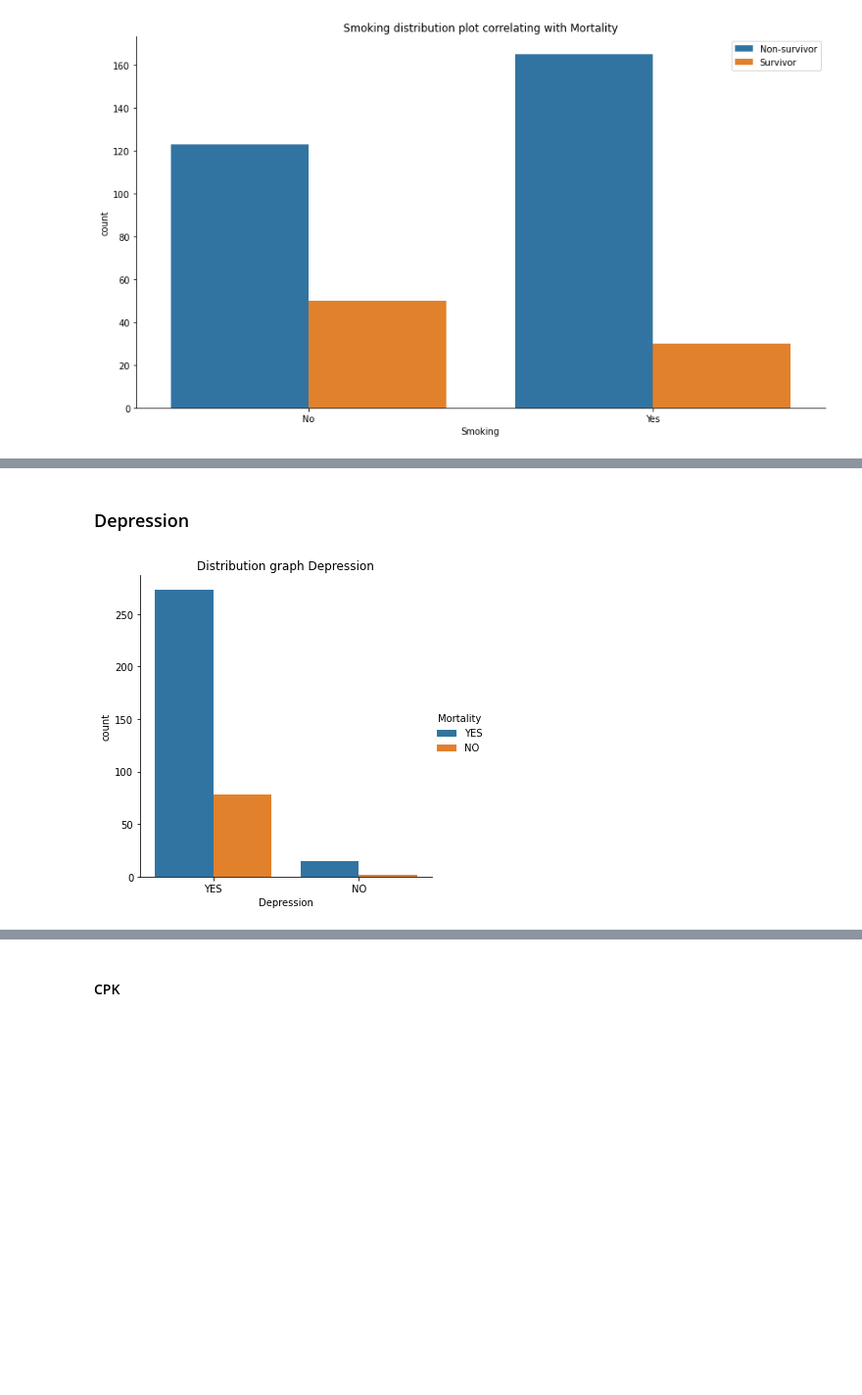
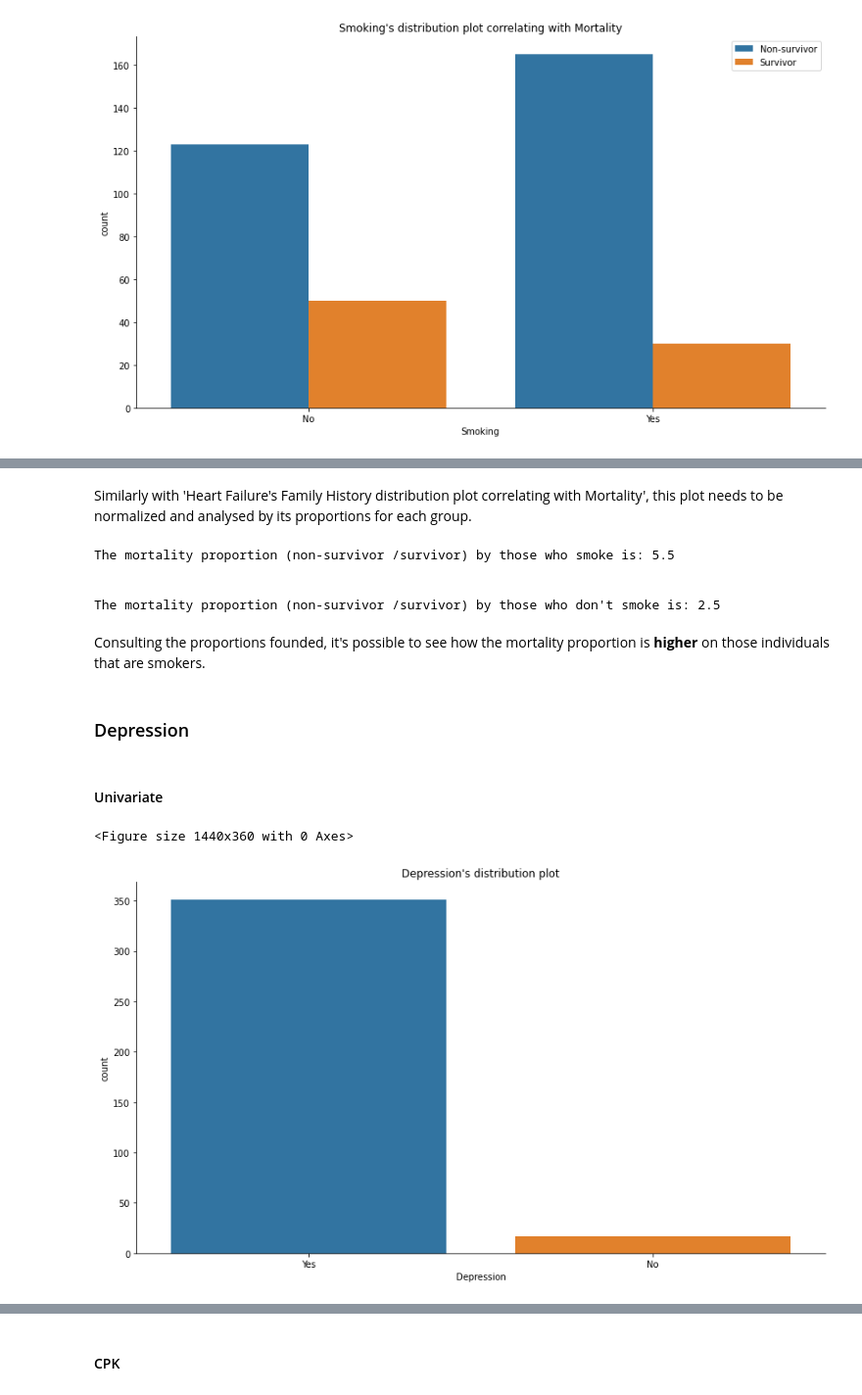
Before and after one commit to RenanGroot/EDA-Heart-Failure, a Jupyter notebook: Heart-Failure-EDA.ipynb, the cells around one changed output, grey strips where cells are left out. Shown at 98% size. Cells and saved outputs as stored; diff of their text form; code cells hidden in the pictures; blank space fills up the shorter version.

Commit message:
Updated JupyterNotebook

```diff
--- a/Heart-Failure-EDA.ipynb
+++ b/Heart-Failure-EDA.ipynb
@@ -521,10 +489,51 @@ Consulting the proportions founded, it's possible to see how the mortality propo
+# %% [markdown]
+Similarly with 'Heart Failure's Family History distribution plot correlating with Mortality', this plot needs to be normalized and analysed by its proportions for each group.
+# %%
+# Data Frame with relative quantities for each situation (Fmaily History YES and NO)
+df_smoking = df_numeric[["Smoking", "Mortality"]]
+
+# Quantities
+#---- Smoking == YES ----
+#   Mortality == YES and Smoking == YES
+m_y_smk_y = df_smoking[(df_smoking["Mortality"] == 1) & (df_smoking["Smoking"] == 1)].shape[0]
+
+#   Mortality == NO and Smoking == YES
+m_n_smk_y = df_smoking[(df_smoking["Mortality"] == 0) & (df_smoking["Smoking"] == 1)].shape[0]
+
+#---- Smoking == NO ----
+#   Mortality == YES and Smoking == NO
+m_y_smk_n = df_smoking[(df_smoking["Mortality"] == 1) & (df_smoking["Smoking"] == 0)].shape[0]
+
+#   Mortality == NO and Smoking == NO
+m_n_smk_n = df_smoking[(df_smoking["Mortality"] == 0) & (df_smoking["Smoking"] == 0)].shape[0]
+
+
+print("The mortality proportion (non-survivor /survivor) by those who smoke is: " + str(m_y_smk_y/m_n_smk_y))
+print('\n')
+print("The mortality proportion (non-survivor /survivor) by those who don't smoke is: " + str(round(m_y_smk_n/m_n_smk_n,1)))
+# %% [output]
+The mortality proportion (non-survivor /survivor) by those who smoke is: 5.5
+
+
+The mortality proportion (non-survivor /survivor) by those who don't smoke is: 2.5
+# %% [markdown]
+Consulting the proportions founded, it's possible to see how the mortality proportion is **higher** on those individuals that are smokers.
 # %% [markdown]
 ### Depression
+# %% [markdown]
+#### Univariate
 # %%
-graph = sns.catplot(data=df_categorical, x="Depression", kind="count", hue="Mortality")
+# Configuring plot figure size
+plt.figure(figsize=(20,5))
 
-graph.set(title="Distribution graph Depression")
+# Selecting plot data and plotting type
+graph = sns.catplot(data=df_numeric.replace({1:"Yes", 0:"No"}), x="Depression", kind="count", height=6.5, aspect=16/9)
 
+# Setting plot's title
+graph.set(title="Depression's distribution plot")
+
+# Showing plot on JupyterNotebook
 plt.show()
 # %% [output]
+<Figure size 1440x360 with 0 Axes>
-[figure, old version]
+[figure, new version]
```
Also changed, not shown: parts of 59 cells of this notebook.
